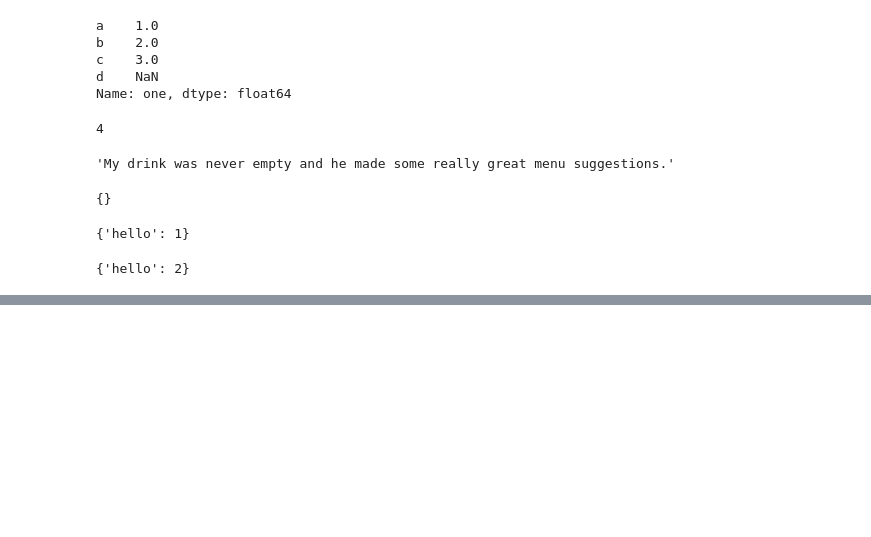
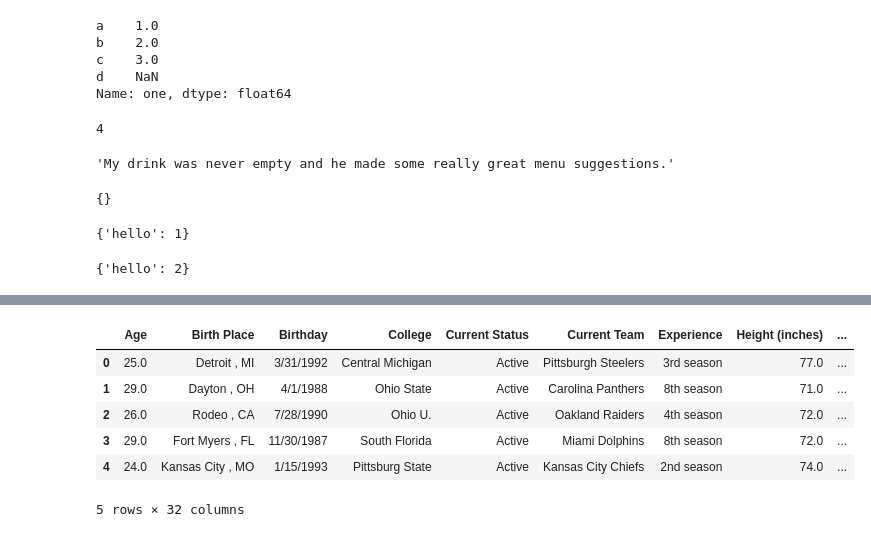
Before and after one commit to mk-imagine/aistaars, a Jupyter notebook: jupyternotebooks/noodling.ipynb, the cells around one changed output, grey strips where cells are left out. Cells and saved outputs as stored; diff of their text form; code cells hidden in the pictures; blank space fills up the shorter version.

```diff
--- a/jupyternotebooks/noodling.ipynb
+++ b/jupyternotebooks/noodling.ipynb
@@ -149,0 +250,11 @@ my_dict
+# %%
+fulldf = bdf.merge(defdf, on='Player Id')
+fulldf.head()
+# %% [output]
+|  | Age | Birth Place | Birthday | College | Current Status | Current Team | Experience | Height (inches) | ... |
+| 0 | 25.0 | Detroit , MI | 3/31/1992 | Central Michigan | Active | Pittsburgh Steelers | 3rd season | 77.0 | ... |
+| 1 | 29.0 | Dayton , OH | 4/1/1988 | Ohio State | Active | Carolina Panthers | 8th season | 71.0 | ... |
+| 2 | 26.0 | Rodeo , CA | 7/28/1990 | Ohio U. | Active | Oakland Raiders | 4th season | 72.0 | ... |
+| 3 | 29.0 | Fort Myers , FL | 11/30/1987 | South Florida | Active | Miami Dolphins | 8th season | 72.0 | ... |
+| 4 | 24.0 | Kansas City , MO | 1/15/1993 | Pittsburg State | Active | Kansas City Chiefs | 2nd season | 74.0 | ... |
+5 rows × 32 columns
```
Also changed, not shown: parts of 21 cells of this notebook, 28 other files.
